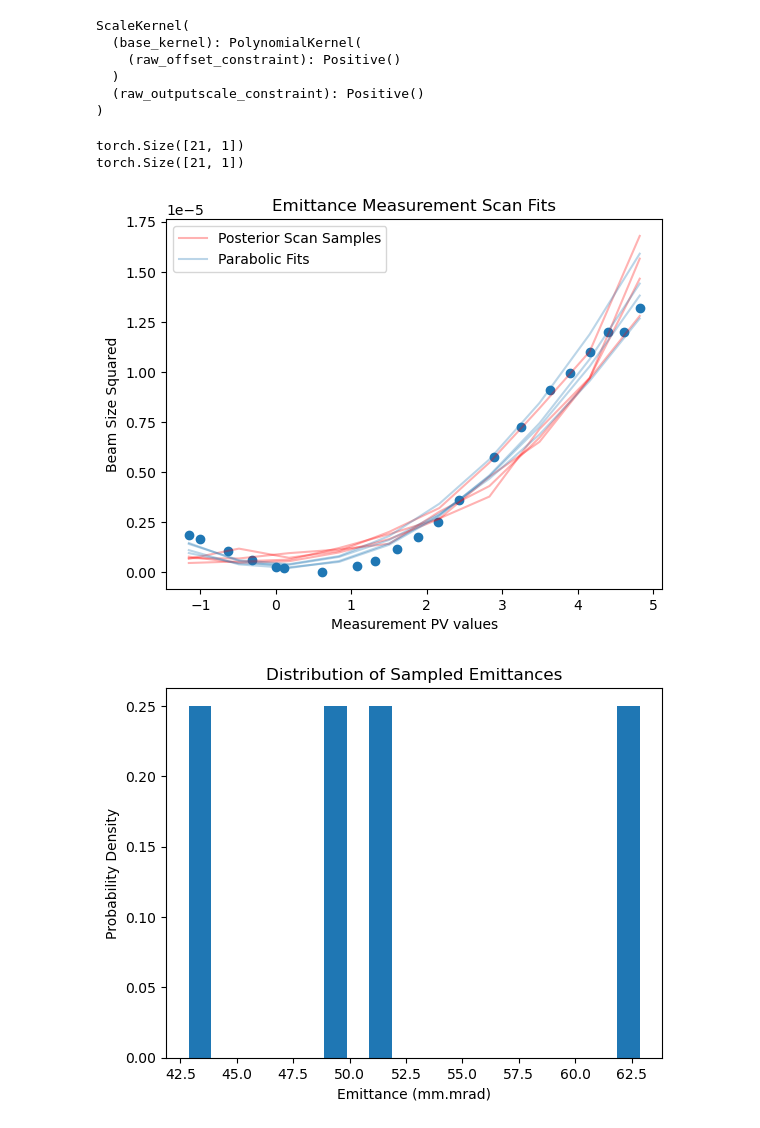
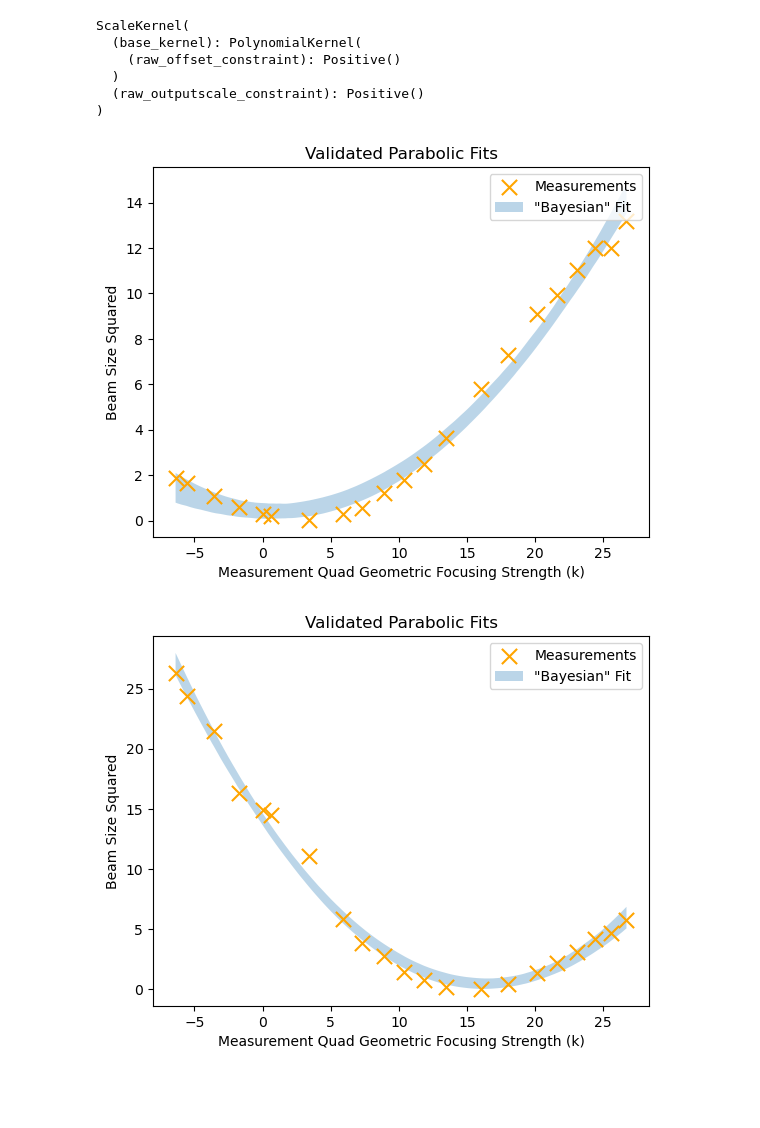
Before and after one commit to jp-ga/awa-badger, a Jupyter notebook: analysis/auto_quad_scan/analysis.ipynb, the cells around one changed output. Drawn from its saved outputs; the diff is of its cells as text; code cells hidden in the pictures; blank space fills up the shorter version.

Commit message:
remove emitopt and replace with dependency + update analysis notebook

```diff
--- a/analysis/auto_quad_scan/analysis.ipynb
+++ b/analysis/auto_quad_scan/analysis.ipynb
@@ -130,59 +130,55 @@ ScaleKernel(
   (raw_outputscale_constraint): Positive()
 )
 # %%
-from emitopt.utils import get_valid_emittance_samples
-from botorch.models.gp_regression import SingleTaskGP
-from botorch.models.transforms import Normalize, Standardize
-from botorch.fit import fit_gpytorch_mll
-from gpytorch.kernels import MaternKernel, PolynomialKernel, ScaleKernel
-from gpytorch import ExactMarginalLogLikelihood
+from emitopt.utils import get_valid_emit_samples_from_quad_scan, get_quad_strength_conversion_factor
+
 beam_energy = 45*10**-3 # GeV
 q_len = 0.12 # m
-distance = 1.33-0.265 #m
+distance = 1.33-0.265 # m
 
 
-data["grad"] = data["AWA:Bira3Ctrl:Ch04"] * 100*8.93e-3
-data["int_grad"] = data["grad"]*q_len*10
-
+data["grad"] = data["AWA:Bira3Ctrl:Ch04"] * 100 * 8.93e-3
+data["int_grad"] = data["grad"] * q_len * 10
+scale_factor = get_quad_strength_conversion_factor(beam_energy, q_len)
 data["sx_m"] = 3.9232781168265036e-05 * data["13ARV1:Sx"]
+data["sy_m"] = 3.9232781168265036e-05 * data["13ARV1:Sy"]
 
 
-train_x = torch.tensor(data.dropna()["int_grad"].to_numpy()).double().unsqueeze(1)
-train_y = torch.tensor(data.dropna()["sx_m"].to_numpy()).double().unsqueeze(1)
-
-print(train_x.shape)
-print(train_y.shape)
-input_transform = Normalize(1)
-outcome_transform = Standardize(1)
-covar_module = ScaleKernel(PolynomialKernel(power=2))
-#covar_module = MaternKernel()
-
-model = SingleTaskGP(train_x,
-                     train_y,
-                     input_transform=input_transform,
-                     outcome_transform=outcome_transform,
-                     covar_module = covar_module
-                     )
-
-mll = ExactMarginalLogLikelihood(model.likelihood, model)
-fit_gpytorch_mll(mll)
+k = data.dropna()["int_grad"].to_numpy() * scale_factor
+x = data.dropna()["sx_m"].to_numpy()*1e3
+y = data.dropna()["sy_m"].to_numpy()*1e3
 
 
-(emits_at_target_valid,
- emits_sq_at_target,
- is_valid,
- sample_validity_rate) = get_valid_emittance_samples(model, beam_energy,
-                                                     q_len,
-                                                     distance, n_samples=800,
-                                                     n_steps_quad_scan=10, visualize=True)
+x_output_stats = get_valid_emit_samples_from_quad_scan(
+    k,
+    x,
+    q_len,
+    distance,
+    n_samples=800,
+    n_steps_quad_scan=100,
+    visualize=True
+)
 
-plt.hist(emits_at_target_valid.flatten()*90 * 1e6, bins=20, density=True)
+y_output_stats = get_valid_emit_samples_from_quad_scan(
+    k,
+    y,
+    q_len,
+    distance,
+    n_samples=800,
+    n_steps_quad_scan=100,
+    visualize=True
+)
+
+plt.hist(x_output_stats[0].flatten()*90, bins=20, density=True,alpha=0.5,
+         label=r"$\varepsilon_{x,n}$")
+plt.hist(y_output_stats[0].flatten()*90, bins=20, density=True,alpha=0.5,
+         label=r"$\varepsilon_{y,n}$")
+plt.legend()
+
 plt.title('Distribution of Sampled Emittances')
 plt.xlabel('Emittance (mm.mrad)')
 plt.ylabel('Probability Density')
 plt.savefig("emittance_samples.png", dpi=300)
 # %% [output]
-torch.Size([21, 1])
-torch.Size([21, 1])
-[figure, old version]
+[figure, new version]
-[figure, old version]
+[figure, new version]
```
Also changed, not shown: parts of 4 cells of this notebook, 7 other files.
